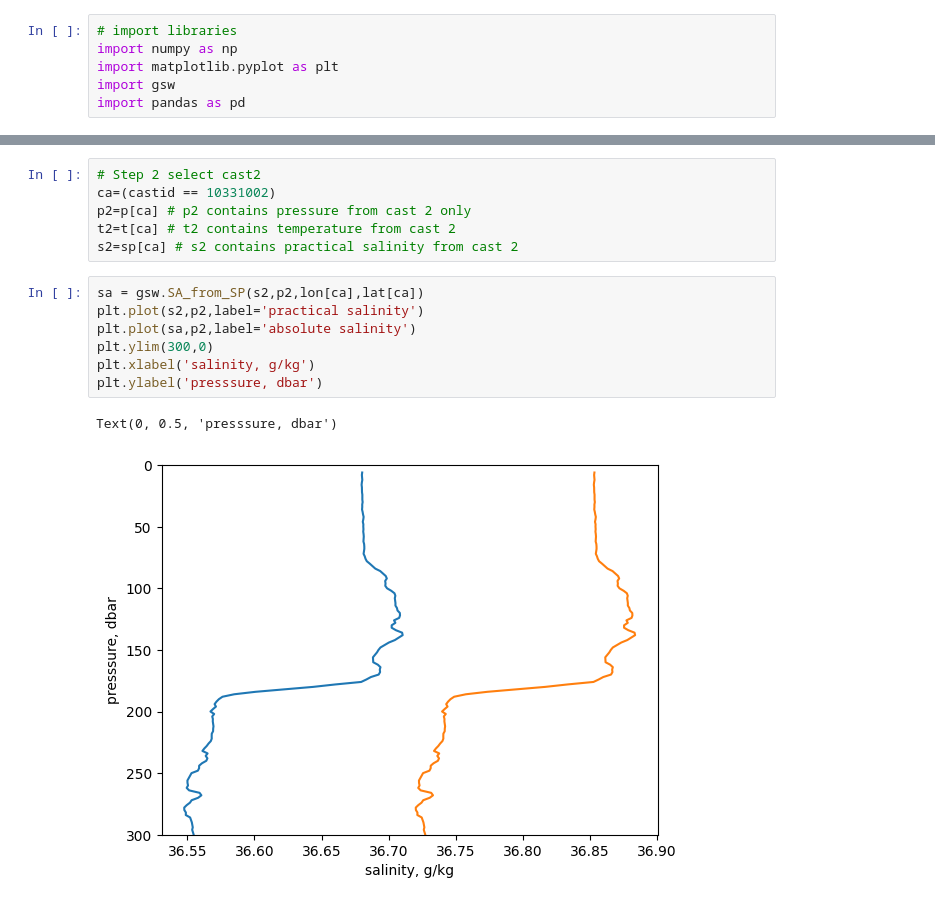
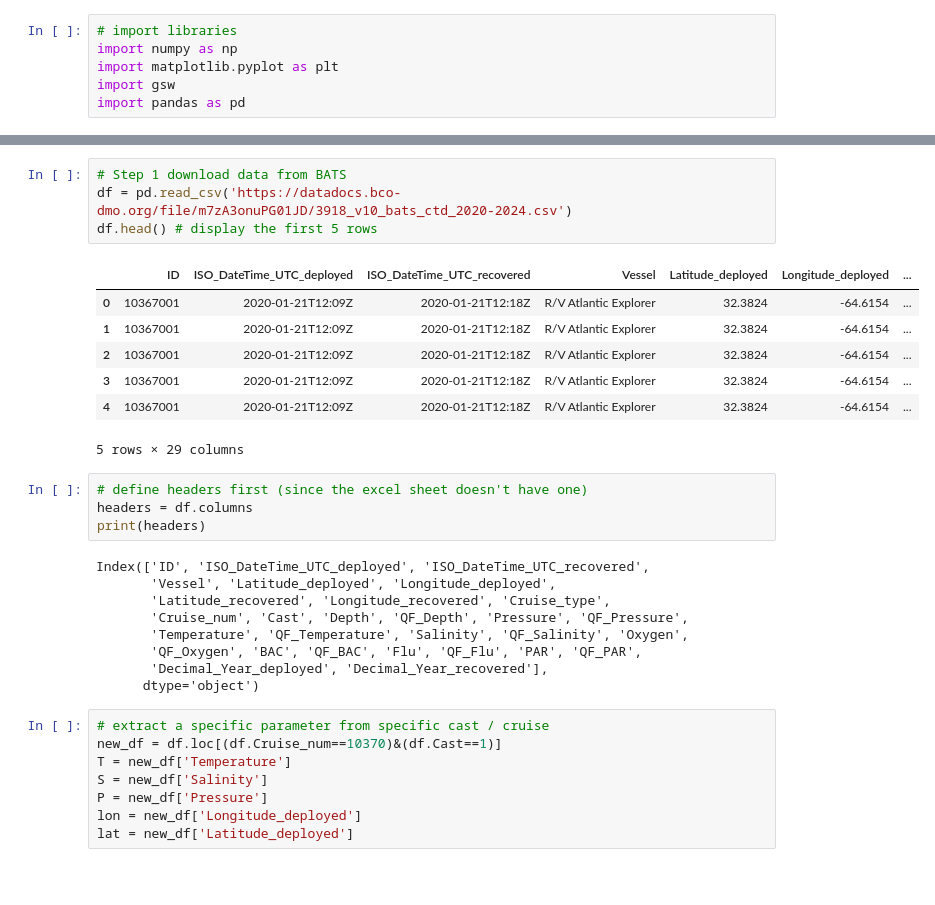
Before and after one commit to takaito1/EAS6305_F24, a Jupyter notebook: week1/read_excel_from_BATS.ipynb, the cells around one changed output, grey strips where cells are left out. Drawn from its saved outputs; the diff is of its cells as text; blank space fills up the shorter version.

```diff
--- a/week1/read_excel_from_BATS.ipynb
+++ b/week1/read_excel_from_BATS.ipynb
@@ -48,16 +21,33 @@ sp=df['salinity'].to_numpy()
-# %%
-# Step 2 select cast2
-ca=(castid == 10331002)
-p2=p[ca] # p2 contains pressure from cast 2 only
-t2=t[ca] # t2 contains temperature from cast 2
-s2=sp[ca] # s2 contains practical salinity from cast 2
-# %%
-sa = gsw.SA_from_SP(s2,p2,lon[ca],lat[ca])
-plt.plot(s2,p2,label='practical salinity')
-plt.plot(sa,p2,label='absolute salinity')
-plt.ylim(300,0)
-plt.xlabel('salinity, g/kg')
-plt.ylabel('presssure, dbar')
-# %% [output]
-Text(0, 0.5, 'presssure, dbar')
-[figure, removed]
+# %%
+# Step 1 download data from BATS
+df = pd.read_csv('https://datadocs.bco-dmo.org/file/m7zA3onuPG01JD/3918_v10_bats_ctd_2020-2024.csv')
+df.head() # display the first 5 rows
+# %% [output]
+|  | ID | ISO_DateTime_UTC_deployed | ISO_DateTime_UTC_recovered | Vessel | Latitude_deployed | Longitude_deployed | ... |
+| 0 | 10367001 | 2020-01-21T12:09Z | 2020-01-21T12:18Z | R/V Atlantic Explorer | 32.3824 | -64.6154 | ... |
+| 1 | 10367001 | 2020-01-21T12:09Z | 2020-01-21T12:18Z | R/V Atlantic Explorer | 32.3824 | -64.6154 | ... |
+| 2 | 10367001 | 2020-01-21T12:09Z | 2020-01-21T12:18Z | R/V Atlantic Explorer | 32.3824 | -64.6154 | ... |
+| 3 | 10367001 | 2020-01-21T12:09Z | 2020-01-21T12:18Z | R/V Atlantic Explorer | 32.3824 | -64.6154 | ... |
+| 4 | 10367001 | 2020-01-21T12:09Z | 2020-01-21T12:18Z | R/V Atlantic Explorer | 32.3824 | -64.6154 | ... |
+5 rows × 29 columns
+# %%
+# define headers first (since the excel sheet doesn't have one)
+headers = df.columns
+print(headers)
+# %% [output]
+Index(['ID', 'ISO_DateTime_UTC_deployed', 'ISO_DateTime_UTC_recovered',
+       'Vessel', 'Latitude_deployed', 'Longitude_deployed',
+       'Latitude_recovered', 'Longitude_recovered', 'Cruise_type',
+       'Cruise_num', 'Cast', 'Depth', 'QF_Depth', 'Pressure', 'QF_Pressure',
+       'Temperature', 'QF_Temperature', 'Salinity', 'QF_Salinity', 'Oxygen',
+       'QF_Oxygen', 'BAC', 'QF_BAC', 'Flu', 'QF_Flu', 'PAR', 'QF_PAR',
+       'Decimal_Year_deployed', 'Decimal_Year_recovered'],
+      dtype='object')
+# %%
+# extract a specific parameter from specific cast / cruise
+new_df = df.loc[(df.Cruise_num==10370)&(df.Cast==1)]
+T = new_df['Temperature']
+S = new_df['Salinity']
+P = new_df['Pressure']
+lon = new_df['Longitude_deployed']
+lat = new_df['Latitude_deployed']
```
Also changed, not shown: parts of 4 cells of this notebook.
